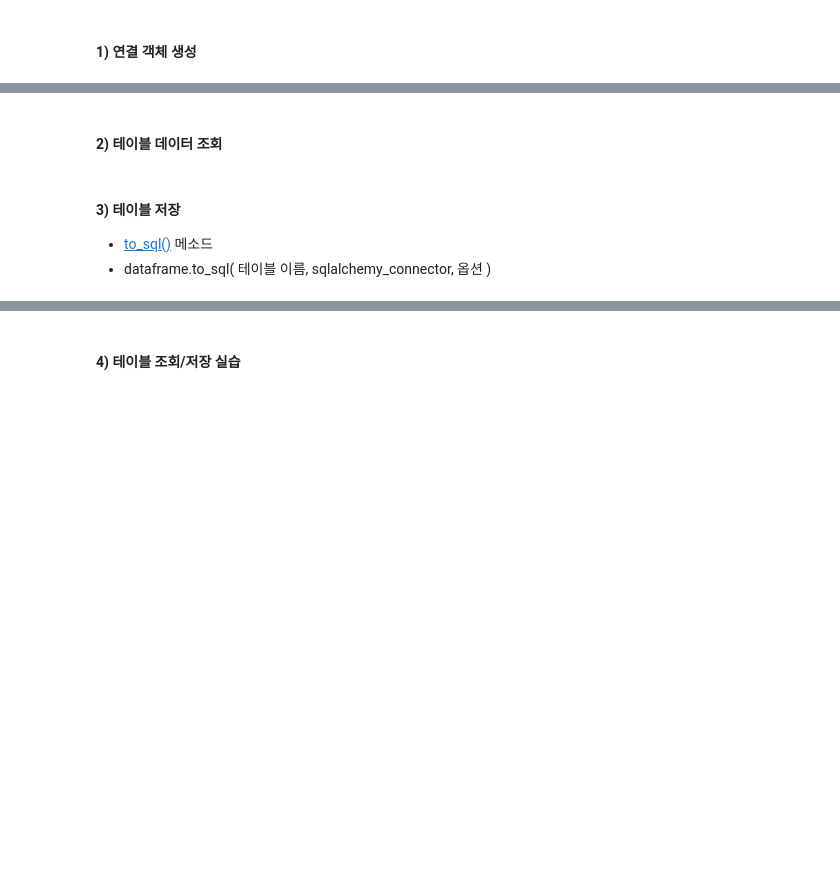
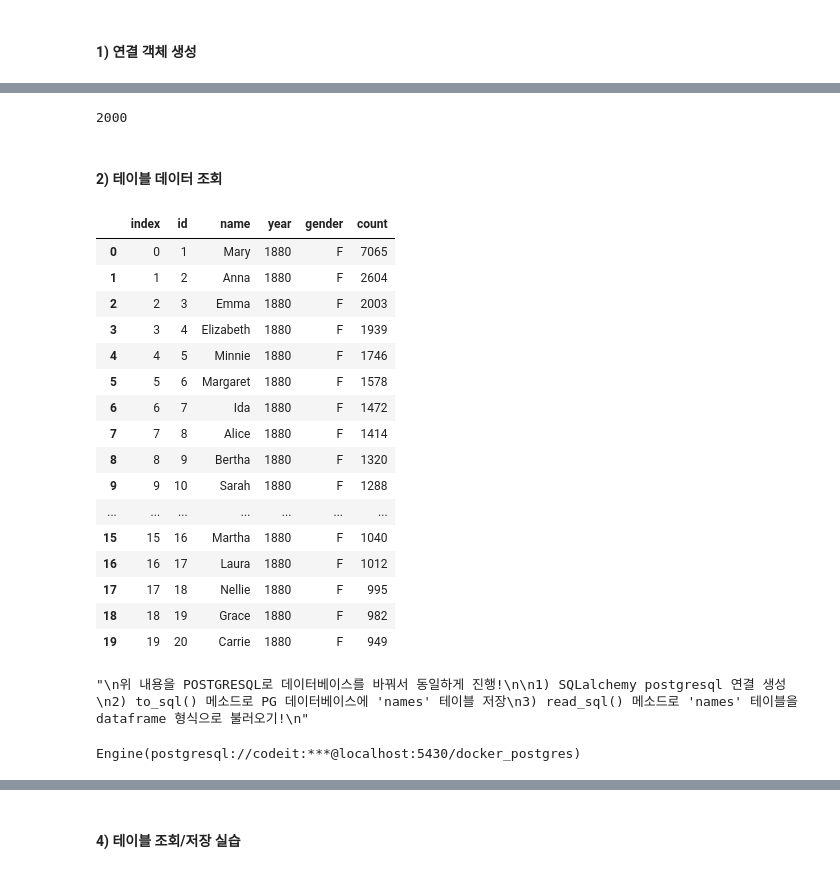
Before and after one commit to goodnews724/DataEngineeringRepo, a Jupyter notebook: 01_python_database/python_db_notebook.ipynb, the cells around one changed output, grey strips where cells are left out. Drawn from its saved outputs; the diff is of its cells as text; code cells hidden in the pictures; blank space fills up the shorter version.

```diff
--- a/01_python_database/python_db_notebook.ipynb
+++ b/01_python_database/python_db_notebook.ipynb
@@ -173,3 +275,19 @@ mysql_conn
 - sqlalchemy connection만 활용이 가능!
 # %% [markdown]
 #### 1) 연결 객체 생성
+# %%
+from sqlalchemy import create_engine, text
+
+## MYSQL connection
+
+engine_name = "mysql+pymysql"
+user = 'root'
+password = '123456'
+host = 'localhost'
+port = 3300
+database = 'docker_mysql'
+
+# connection 객체 생성
+mysql_conn = create_engine(f"{engine_name}://{user}:{password}@{host}:{port}/{database}")
+
+mysql_conn
@@ -176,6 +316,62 @@ mysql_conn
+# %%
+names.to_sql(
+    name="names", # 데이터베이스에 저장될 테이블의 이름
+    con=mysql_conn, # sqlalchemy 연결 객체
+    if_exists="replace" # 데이터베이스에 동일한 이름의 테이블이 존재할 경우 작업 방식 -> fail, append, replace
+)
+# %% [output]
+2000
 # %% [markdown]
 #### 2) 테이블 데이터 조회
-# %% [markdown]
-#### 3) 테이블 저장
-- [to_sql()](https://pandas.pydata.org/docs/reference/api/pandas.DataFrame.to_sql.html) 메소드
-- dataframe.to_sql( 테이블 이름, sqlalchemy_connector, 옵션 )
+# %%
+# pd.read_sql()
+pd.read_sql(
+    sql="SELECT * FROM names LIMIT 20",
+    con=mysql_conn
+)
+# %% [output]
+|  | index | id | name | year | gender | count |
+| 0 | 0 | 1 | Mary | 1880 | F | 7065 |
+| 1 | 1 | 2 | Anna | 1880 | F | 2604 |
+| 2 | 2 | 3 | Emma | 1880 | F | 2003 |
+| 3 | 3 | 4 | Elizabeth | 1880 | F | 1939 |
+| 4 | 4 | 5 | Minnie | 1880 | F | 1746 |
+| 5 | 5 | 6 | Margaret | 1880 | F | 1578 |
+| 6 | 6 | 7 | Ida | 1880 | F | 1472 |
+| 7 | 7 | 8 | Alice | 1880 | F | 1414 |
+| 8 | 8 | 9 | Bertha | 1880 | F | 1320 |
+| 9 | 9 | 10 | Sarah | 1880 | F | 1288 |
+| ... | ... | ... | ... | ... | ... | ... |
+| 15 | 15 | 16 | Martha | 1880 | F | 1040 |
+| 16 | 16 | 17 | Laura | 1880 | F | 1012 |
+| 17 | 17 | 18 | Nellie | 1880 | F | 995 |
+| 18 | 18 | 19 | Grace | 1880 | F | 982 |
+| 19 | 19 | 20 | Carrie | 1880 | F | 949 |
+# %%
+"""
+위 내용을 POSTGRESQL로 데이터베이스를 바꿔서 동일하게 진행!
+
+1) SQLalchemy postgresql 연결 생성
+2) to_sql() 메소드로 PG 데이터베이스에 'names' 테이블 저장
+3) read_sql() 메소드로 'names' 테이블을 dataframe 형식으로 불러오기!
+"""
+# %% [output]
+"\n위 내용을 POSTGRESQL로 데이터베이스를 바꿔서 동일하게 진행!\n\n1) SQLalchemy postgresql 연결 생성\n2) to_sql() 메소드로 PG 데이터베이스에 'names' 테이블 저장\n3) read_sql() 메소드로 'names' 테이블을 dataframe 형식으로 불러오기!\n"
+# %%
+from sqlalchemy import create_engine, text
+
+## POSTGRESQL connection
+
+engine_name = "postgresql"
+user = 'codeit'
+password = 'sprint'
+host = 'localhost'
+port = 5430
+database = 'docker_postgres'
+
+# connection 객체 생성
+pg_conn = create_engine(f"{engine_name}://{user}:{password}@{host}:{port}/{database}")
+
+pg_conn
+# %% [output]
+Engine(postgresql://codeit:***@localhost:5430/docker_postgres)
```
Also changed, not shown: parts of 31 cells of this notebook, 1 other file.
